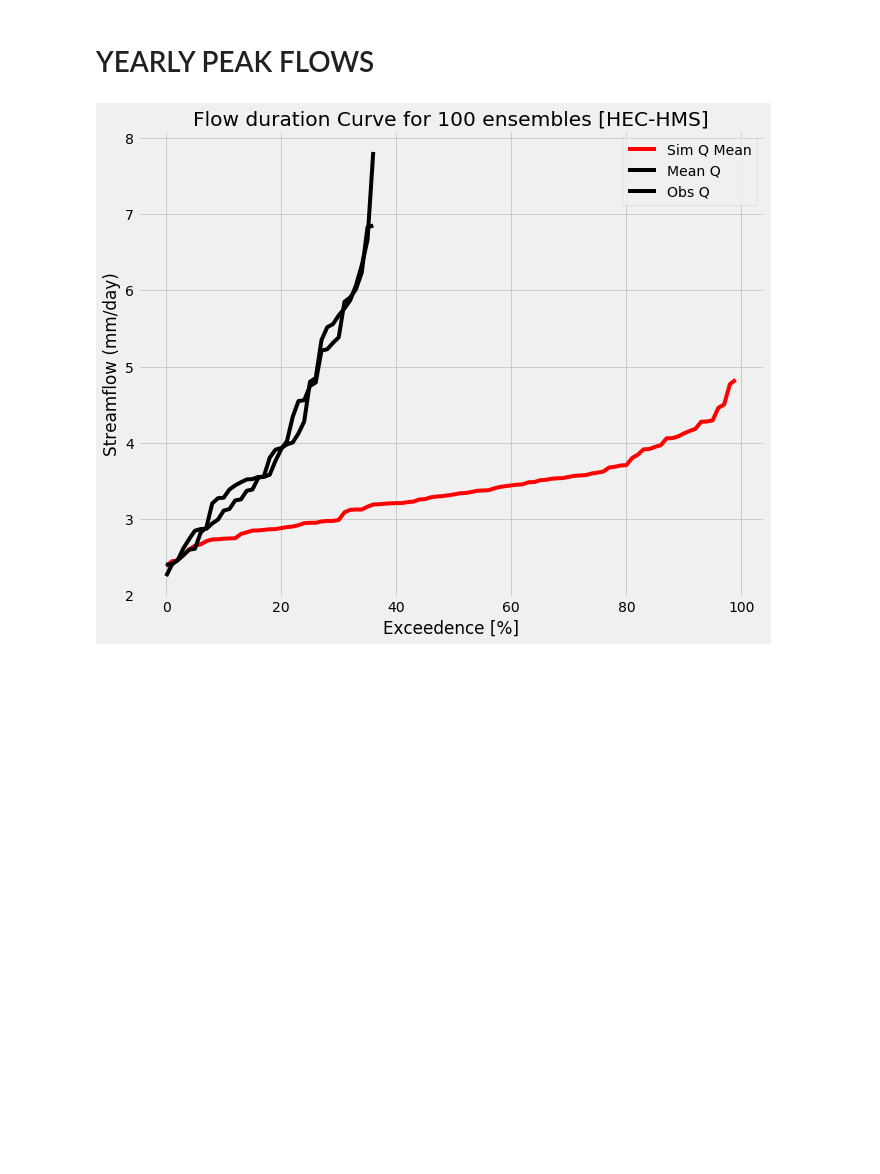
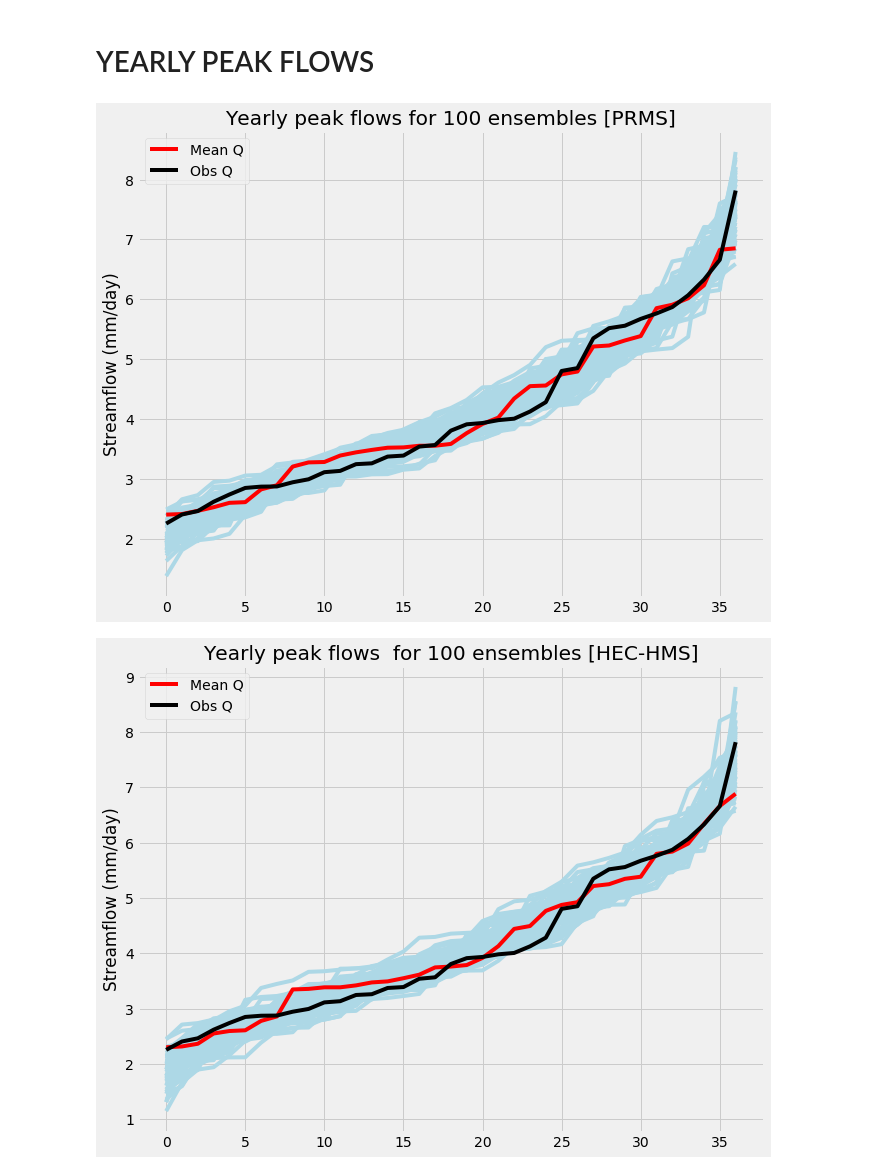
Before and after one commit to msaharia/aasi, a Jupyter notebook: calib_allensembles.ipynb, the cells around one changed output. Cells and saved outputs as stored; diff of their text form; code cells hidden in the pictures; blank space fills up the shorter version.

Commit message:
Updated with ensemble analysis

```diff
--- a/calib_allensembles.ipynb
+++ b/calib_allensembles.ipynb
@@ -88,26 +88,36 @@ plotfdc(sacsmaq, meanqdat, qobs, 'Streamflow (mm/day)', 'Flow duration Curve for
 # %% [markdown]
 # YEARLY PEAK FLOWS
 # %%
-def plotpeakq(qdat, qmeandat, obsdat, pylabel, ptitle, psave):
+def plotpeakq(qdat, obsdat, pylabel, ptitle, psave):
     '''
     Calculates and plot exceedances of FUSE model outputs
     '''
+    sort = np.flipud(np.sort(qdat, axis=0)[::-1])
+
+    # Prepare mean ensemble data
+    meanq = qdat.mean(axis=1)
 
     # Plot
     plt.style.use('fivethirtyeight')
     plt.figure(figsize=(10,8))
-    #plt.fill_between(np.sort(qdat), np.min(qdat, axis=1),np.max(qdat, axis=1), label = "Sim Q Ensemble")
-    plt.plot(np.sort(qdat[1]), label = 'Sim Q Mean', color='red')
-    plt.plot(np.sort(qmeandat), label = 'Mean Q', color='black')
-    plt.plot(np.sort(qobs), label = 'Obs Q', color='black')
-    plt.xlabel("Exceedence [%]")
+    plt.plot(sort, color='lightblue')
+    plt.plot(np.sort(meanq), label = 'Mean Q', color='red')
+    plt.plot(np.sort(obsdat), label = 'Obs Q', color='black')
+    plt.xlabel('')
     plt.ylabel(pylabel)
     plt.title(ptitle)
     plt.legend()
     plt.savefig(psave, bbox_inches='tight', dpi=300)
     plt.show()
-
-plotpeakq(hechmsq, meanqdat, qobs,'Streamflow (mm/day)',
-          'Flow duration Curve for 100 ensembles [HEC-HMS]', 'figures/fdcprms.png')
-# %% [output]
-[figure, removed]
+# %%
+plotpeakq(prmsq, qobs,'Streamflow (mm/day)',
+          'Yearly peak flows for 100 ensembles [PRMS]', 'figures/yearlyprms.png')
+plotpeakq(hechmsq, qobs,'Streamflow (mm/day)',
+          'Yearly peak flows  for 100 ensembles [HEC-HMS]', 'figures/yearlyhecshms.png')
+plotpeakq(vicq, qobs,'Streamflow (mm/day)',
+          'Yearly peak flows  for 100 ensembles [VIC]', 'figures/yearlyvic.png')
+plotpeakq(sacsmaq, qobs,'Streamflow (mm/day)',
+          'Yearly peak flows  for 100 ensembles [SAC-SMA]', 'figures/yearlysacsma.png')
+# %% [output]
+[figure, added]
+[figure, added]
```
Also changed, not shown: parts of 7 cells of this notebook.
